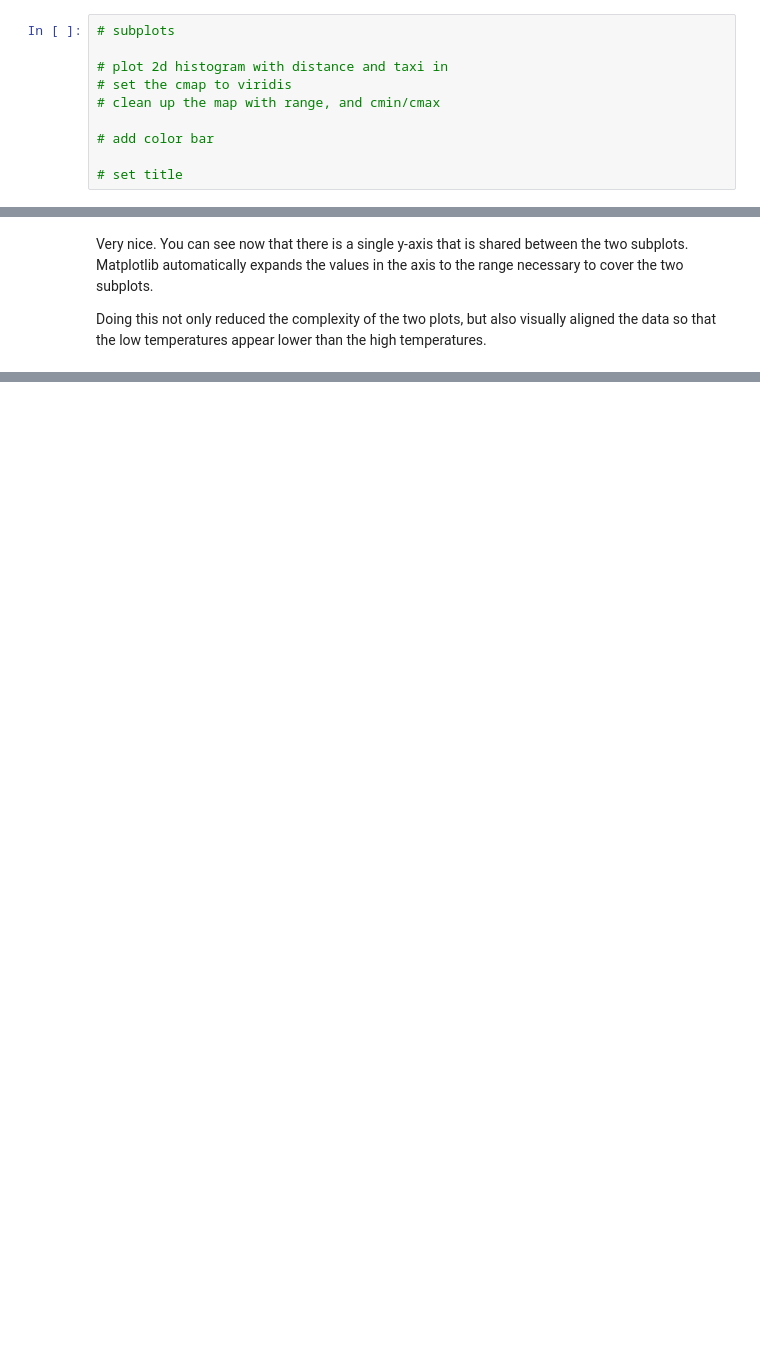
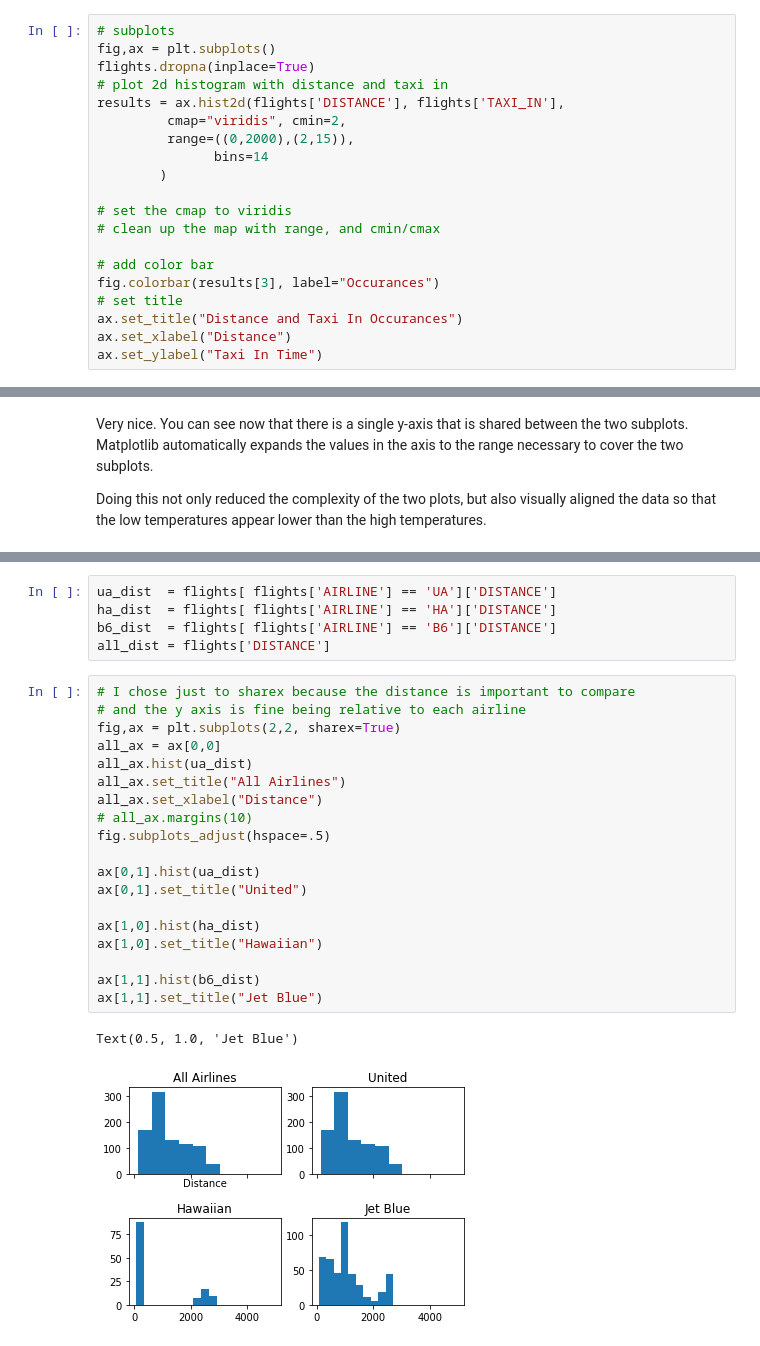
Before and after one commit to jarp/ITAO-30210-SP21, a Jupyter notebook: Class_20_Matplotlib_Scatter_Histogram.ipynb, the cells around one changed output, grey strips where cells are left out. Saved outputs shown, nothing was run; the diff lists cells and outputs as text; blank space fills up the shorter version.

```diff
--- a/Class_20_Matplotlib_Scatter_Histogram.ipynb
+++ b/Class_20_Matplotlib_Scatter_Histogram.ipynb
@@ -617,14 +478,24 @@ figure.colorbar(results[3], label='Count of Occurence')
     * Provide a colorbar for 'Number of flights'
 # %%
 # subplots
+fig,ax = plt.subplots()
+flights.dropna(inplace=True)
+# plot 2d histogram with distance and taxi in
+results = ax.hist2d(flights['DISTANCE'], flights['TAXI_IN'],
+         cmap="viridis", cmin=2,
+         range=((0,2000),(2,15)),
+               bins=14
+        )
 
-# plot 2d histogram with distance and taxi in
 # set the cmap to viridis
 # clean up the map with range, and cmin/cmax
 
 # add color bar
-
+fig.colorbar(results[3], label="Occurances")
 # set title
+ax.set_title("Distance and Taxi In Occurances")
+ax.set_xlabel("Distance")
+ax.set_ylabel("Taxi In Time")
 # %% [markdown]
 # Making Interactive Plots
 
@@ -749,0 +667,27 @@ Doing this not only reduced the complexity of the two plots, but also visually a
+# %%
+ua_dist  = flights[ flights['AIRLINE'] == 'UA']['DISTANCE']
+ha_dist  = flights[ flights['AIRLINE'] == 'HA']['DISTANCE']
+b6_dist  = flights[ flights['AIRLINE'] == 'B6']['DISTANCE']
+all_dist = flights['DISTANCE']
+# %%
+# I chose just to sharex because the distance is important to compare
+# and the y axis is fine being relative to each airline
+fig,ax = plt.subplots(2,2, sharex=True)
+all_ax = ax[0,0]
+all_ax.hist(ua_dist)
+all_ax.set_title("All Airlines")
+all_ax.set_xlabel("Distance")
+# all_ax.margins(10)
+fig.subplots_adjust(hspace=.5)
+
+ax[0,1].hist(ua_dist)
+ax[0,1].set_title("United")
+
+ax[1,0].hist(ha_dist)
+ax[1,0].set_title("Hawaiian")
+
+ax[1,1].hist(b6_dist)
+ax[1,1].set_title("Jet Blue")
+# %% [output]
+Text(0.5, 1.0, 'Jet Blue')
+[figure, added]
```
Also changed, not shown: parts of 38 cells of this notebook.
